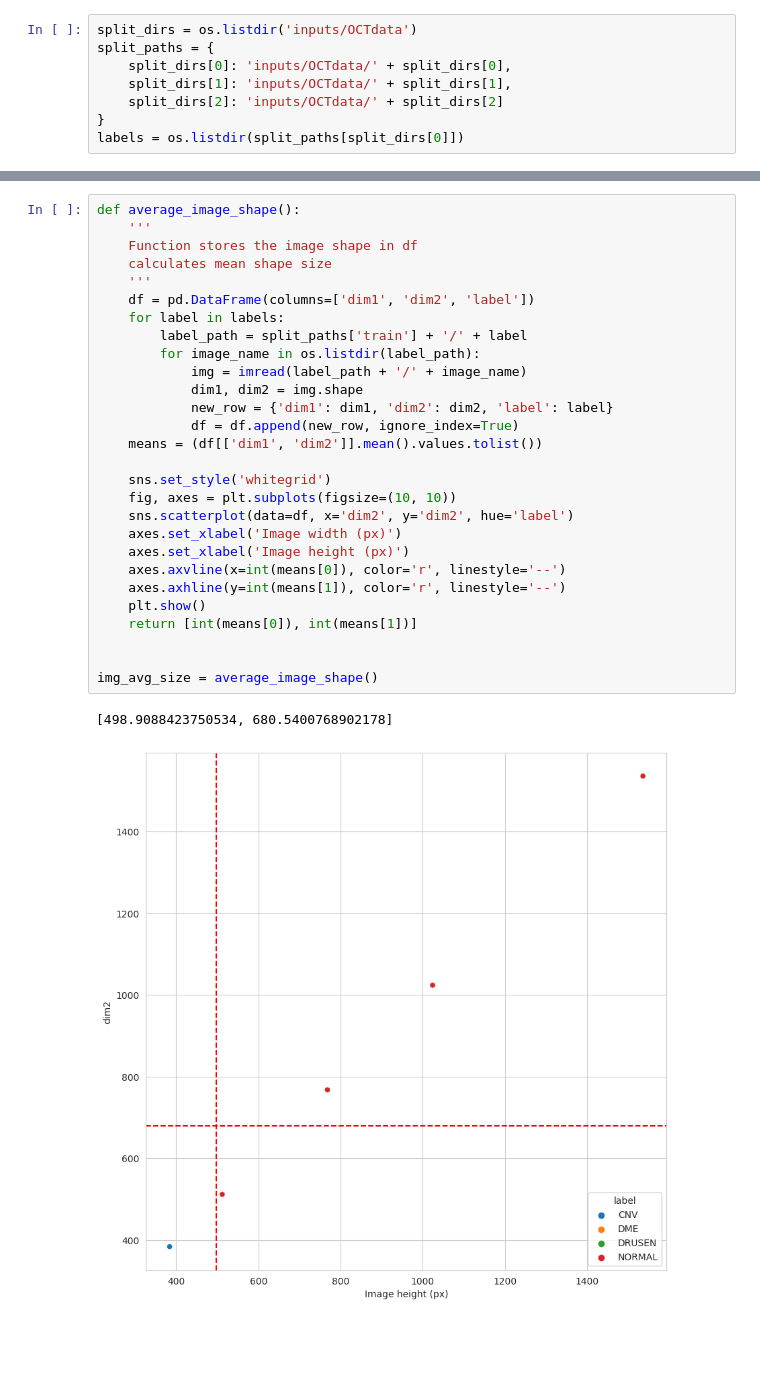
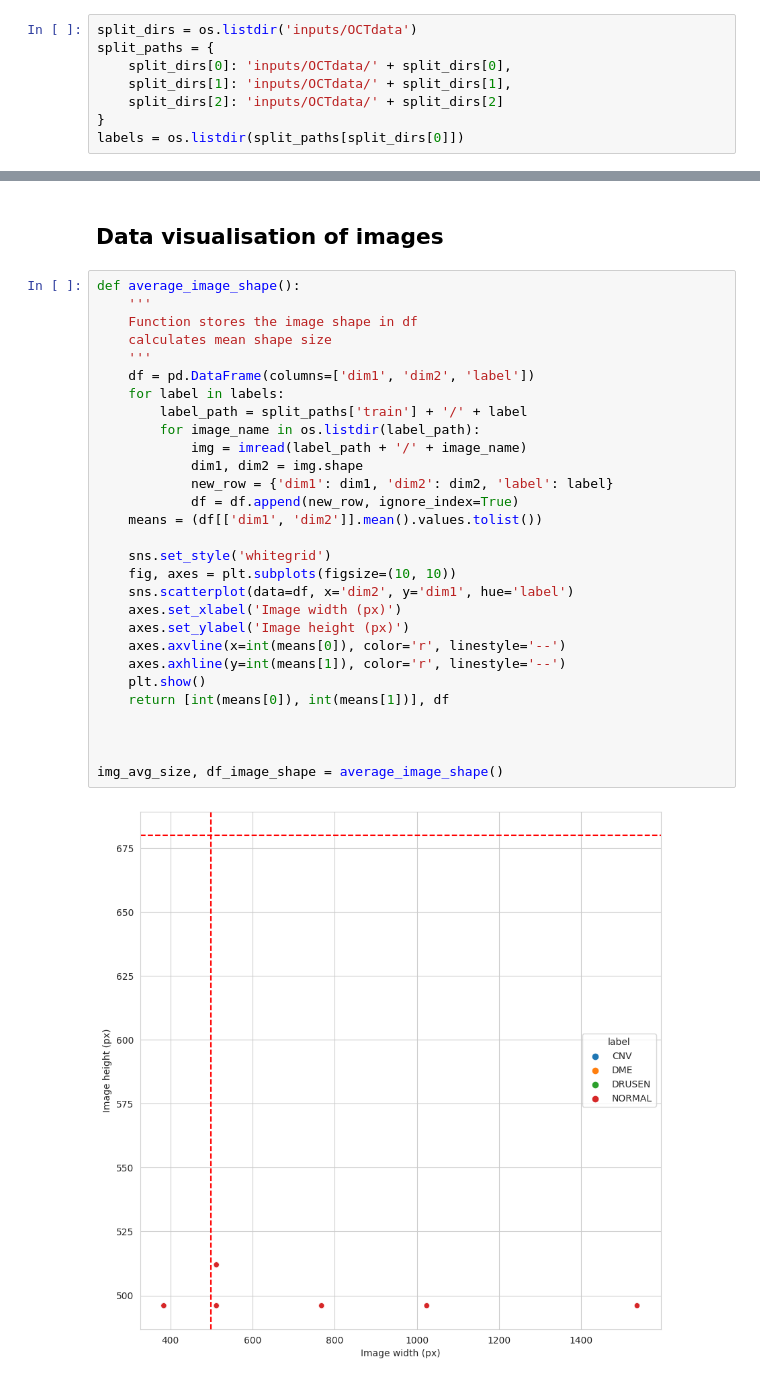
Before and after one commit to eandablo/OCTreader, a Jupyter notebook: jupiter_notebooks/image_visualisation.ipynb, the cells around one changed output, grey strips where cells are left out. Drawn from its saved outputs; the diff is of its cells as text; blank space fills up the shorter version.

```diff
--- a/jupiter_notebooks/image_visualisation.ipynb
+++ b/jupiter_notebooks/image_visualisation.ipynb
@@ -61,31 +71,33 @@ labels = os.listdir(split_paths[split_dirs[0]])
+# %% [markdown]
+## Data visualisation of images
 # %%
 def average_image_shape():
     '''
     Function stores the image shape in df
     calculates mean shape size
     '''
     df = pd.DataFrame(columns=['dim1', 'dim2', 'label'])
     for label in labels:
         label_path = split_paths['train'] + '/' + label
         for image_name in os.listdir(label_path):
             img = imread(label_path + '/' + image_name)
             dim1, dim2 = img.shape
             new_row = {'dim1': dim1, 'dim2': dim2, 'label': label}
             df = df.append(new_row, ignore_index=True)
     means = (df[['dim1', 'dim2']].mean().values.tolist())
 
     sns.set_style('whitegrid')
     fig, axes = plt.subplots(figsize=(10, 10))
-    sns.scatterplot(data=df, x='dim2', y='dim2', hue='label')
+    sns.scatterplot(data=df, x='dim2', y='dim1', hue='label')
     axes.set_xlabel('Image width (px)')
-    axes.set_xlabel('Image height (px)')
+    axes.set_ylabel('Image height (px)')
     axes.axvline(x=int(means[0]), color='r', linestyle='--')
     axes.axhline(y=int(means[1]), color='r', linestyle='--')
     plt.show()
-    return [int(means[0]), int(means[1])]
+    return [int(means[0]), int(means[1])], df
 
 
-img_avg_size = average_image_shape()
+
+img_avg_size, df_image_shape = average_image_shape()
 # %% [output]
-[498.9088423750534, 680.5400768902178]
-[figure, old version]
+[figure, new version]
```
Also changed, not shown: parts of 8 cells of this notebook, 2 other files.
